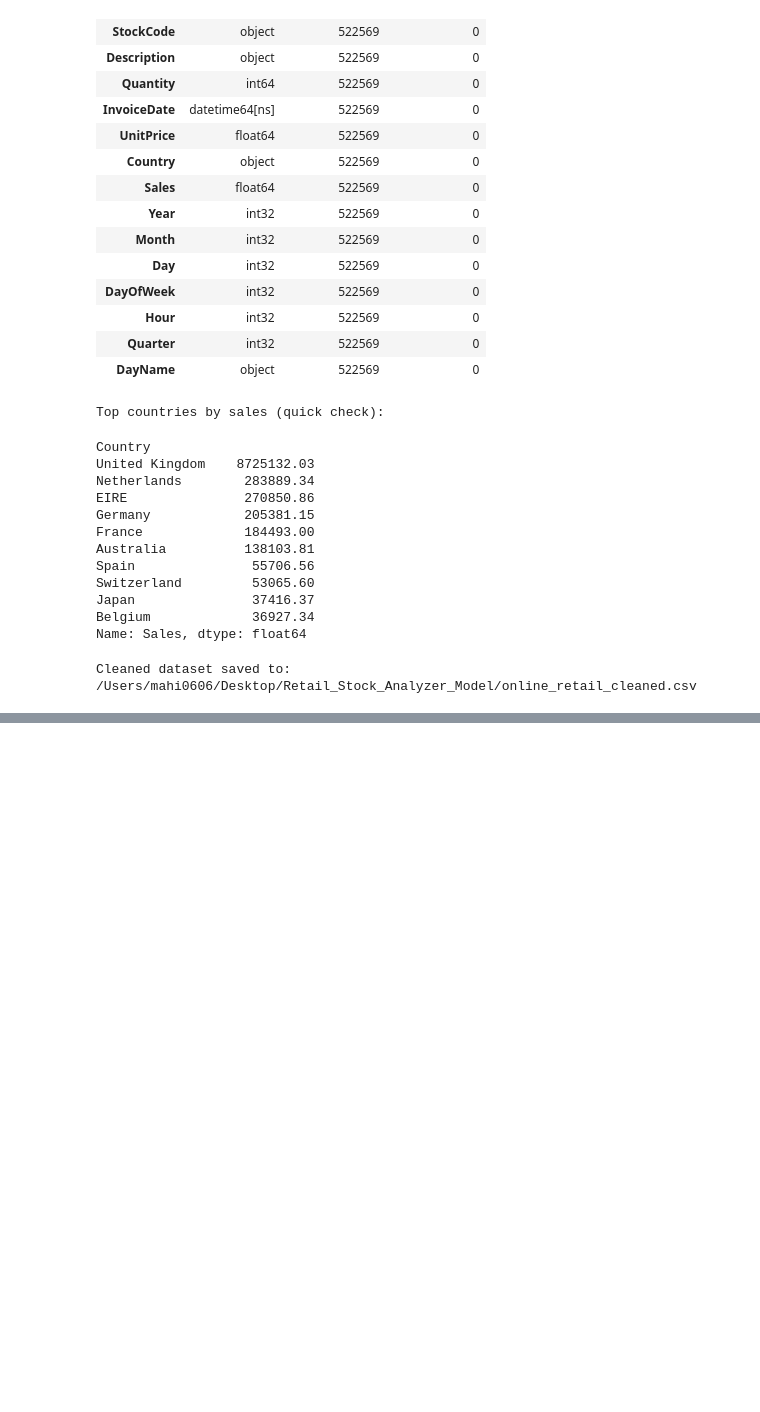
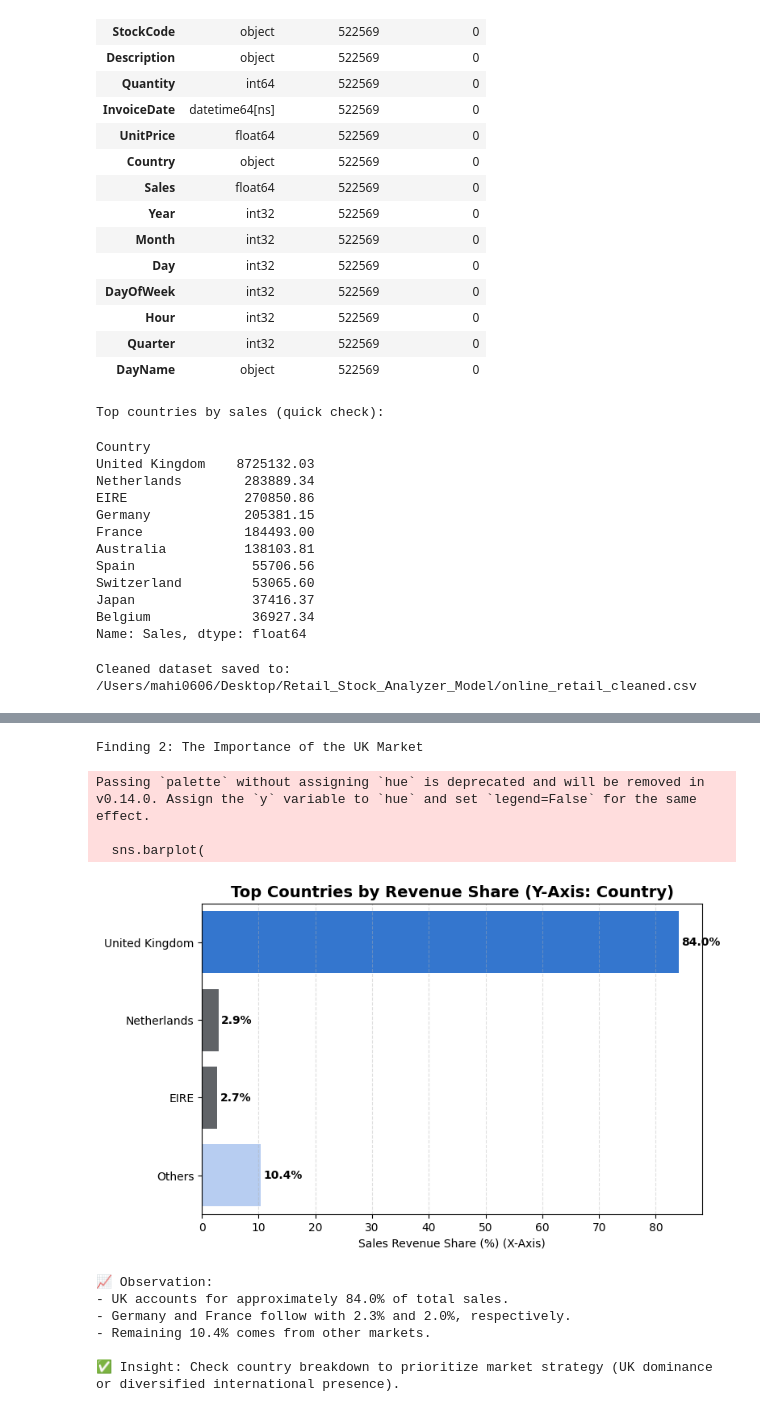
Before and after one commit to Mahi0606/Retail_Stock_Analyzer_Model, a Jupyter notebook: data_cleaning_preprocessing.ipynb, the cells around one changed output, grey strips where cells are left out. Cells and saved outputs as stored; diff of their text form; code cells hidden in the pictures; blank space fills up the shorter version.

```diff
--- a/data_cleaning_preprocessing.ipynb
+++ b/data_cleaning_preprocessing.ipynb
@@ -393,0 +430,74 @@ Cleaned dataset saved to: /Users/mahi0606/Desktop/Retail_Stock_Analyzer_Model/on
+# %%
+print("\nFinding 2: The Importance of the UK Market\n")
+
+# Compute total revenue by country
+country_revenue = (
+    df.groupby('Country')['Revenue']
+    .sum()
+    .sort_values(ascending=False)
+)
+
+# Calculate percentage share
+country_share = (country_revenue / country_revenue.sum()) * 100
+
+# Extract top countries + combine rest into "Others"
+top_countries = country_share.head(3)
+others_share = country_share.iloc[3:].sum()
+summary_share = pd.concat([top_countries, pd.Series({'Others': others_share})])
+summary_share = summary_share.astype(float)
+
+# Plot
+plt.figure(figsize=(8, 5))
+sns.barplot(
+    y=summary_share.index,
+    x=summary_share.values,
+    palette=['#1A73E8', '#5F6368', '#5F6368', '#AECBFA'][: len(summary_share)]
+)
+plt.title("Top Countries by Revenue Share (Y-Axis: Country)", fontsize=14, fontweight='bold')
+plt.xlabel("Sales Revenue Share (%) (X-Axis)")
+plt.ylabel("")
+for i, v in enumerate(summary_share.values):
+    plt.text(v + 0.5, i, f"{v:.1f}%", va='center', fontweight='bold')
+plt.grid(axis='x', linestyle='--', alpha=0.4)
+plt.show()
+
+# --- Summary Text Outputs ---
+print("📈 Observation:")
+# Report UK share if present, otherwise list top countries
+if 'United Kingdom' in country_share.index:
+    print(f"- UK accounts for approximately {country_share['United Kingdom']:.1f}% of total sales.")
+else:
+    top_names = country_share.head(3).index.tolist()
+    print(f"- Top countries by share: {', '.join(top_names)}")
+
+# Safely get Germany and France shares (may be in 'Others')
+import math
+
+def fmt_pct(val):
+    return f"{val:.1f}%" if (val is not None and not (isinstance(val, float) and math.isnan(val))) else "N/A"
+
+germany_pct = country_share.get('Germany', float('nan'))
+france_pct = country_share.get('France', float('nan'))
+others_pct = summary_share.get('Others', 0.0)
+
+if not math.isnan(germany_pct) or not math.isnan(france_pct):
+    g_str = fmt_pct(germany_pct) if not math.isnan(germany_pct) else 'N/A'
+    f_str = fmt_pct(france_pct) if not math.isnan(france_pct) else 'N/A'
+    print(f"- Germany and France follow with {g_str} and {f_str}, respectively.")
+else:
+    print(f"- Germany and France are not in the top countries (they may be included in 'Others' which totals {others_pct:.1f}% of sales).\n")
+
+print(f"- Remaining {others_pct:.1f}% comes from other markets.\n")
+print("✅ Insight: Check country breakdown to prioritize market strategy (UK dominance or diversified international presence).")
+# %% [output]
+Finding 2: The Importance of the UK Market
+Passing `palette` without assigning `hue` is deprecated and will be removed in v0.14.0. Assign the `y` variable to `hue` and set `legend=False` for the same effect.
+
+  sns.barplot(
+[figure, added]
+📈 Observation:
+- UK accounts for approximately 84.0% of total sales.
+- Germany and France follow with 2.3% and 2.0%, respectively.
+- Remaining 10.4% comes from other markets.
+
+✅ Insight: Check country breakdown to prioritize market strategy (UK dominance or diversified international presence).
```
Also changed, not shown: parts of 1 cell of this notebook.
